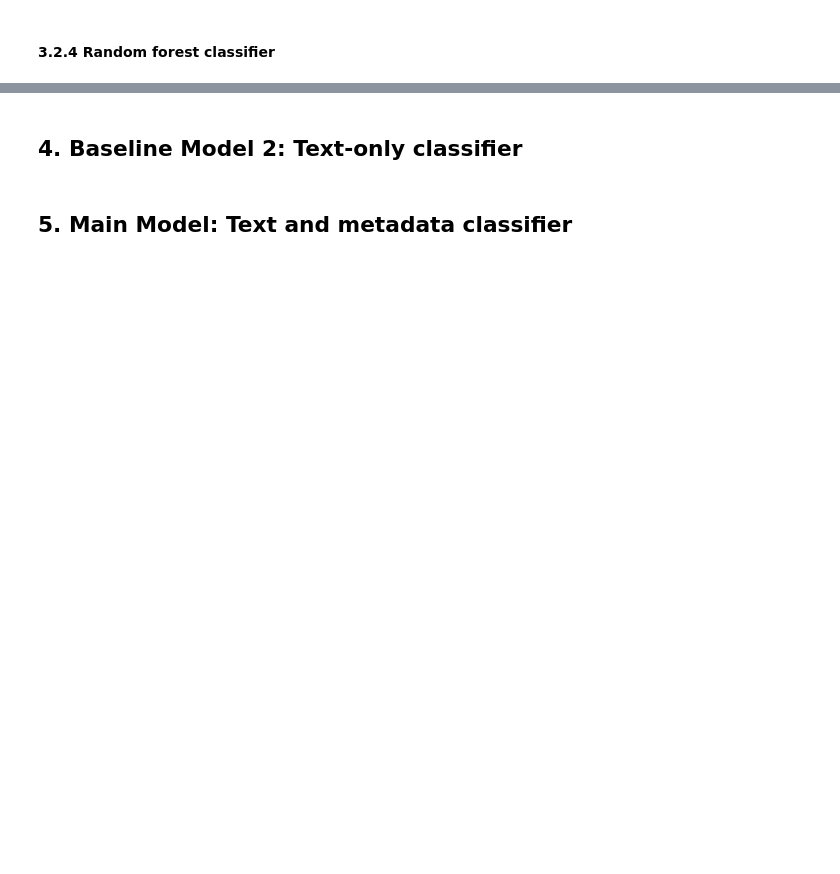
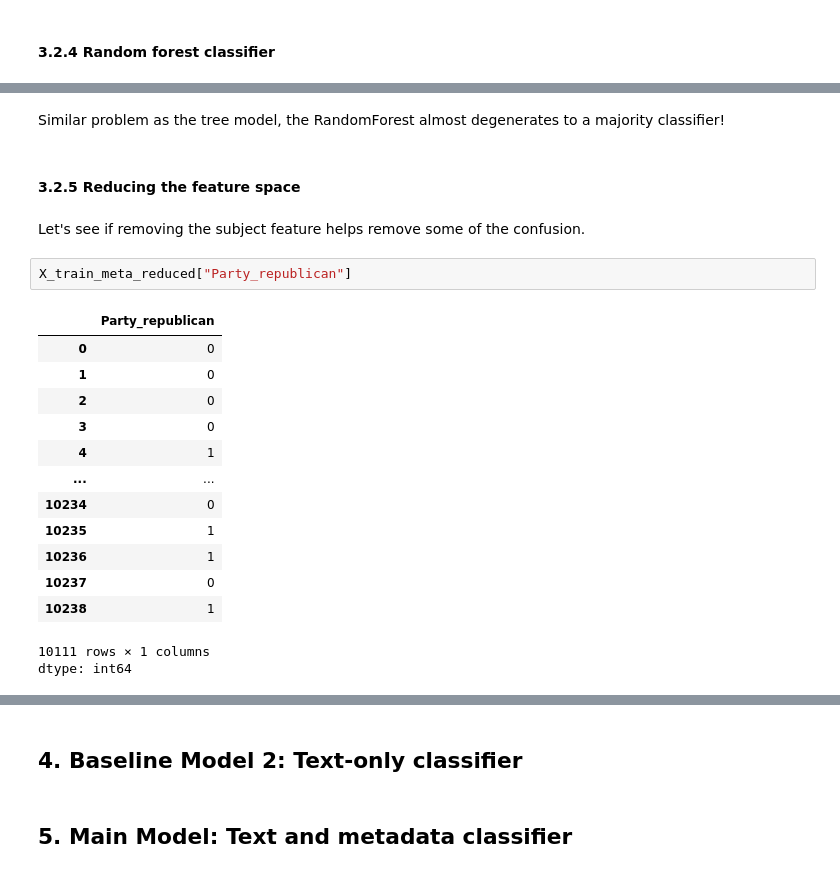
Before and after one commit to giacomomolinari/liar-fake-news-detector, a Jupyter notebook: models.ipynb, the cells around one changed output, grey strips where cells are left out. Cells and saved outputs as stored; diff of their text form; blank space fills up the shorter version.

```diff
--- a/models.ipynb
+++ b/models.ipynb
@@ -592,0 +700,23 @@ array([0.24320316, 0.27101879, 0.26013848, 0.26261128, 0.26706231])
+# %% [markdown]
+Similar problem as the tree model, the RandomForest almost degenerates to a majority classifier!
+# %% [markdown]
+#### 3.2.5 Reducing the feature space
+# %% [markdown]
+Let's see if removing the subject feature helps remove some of the confusion.
+# %%
+X_train_meta_reduced["Party_republican"]
+# %% [output]
+|  | Party_republican |
+| 0 | 0 |
+| 1 | 0 |
+| 2 | 0 |
+| 3 | 0 |
+| 4 | 1 |
+| ... | ... |
+| 10234 | 0 |
+| 10235 | 1 |
+| 10236 | 1 |
+| 10237 | 0 |
+| 10238 | 1 |
+10111 rows × 1 columns
+dtype: int64
```
Also changed, not shown: parts of 44 cells of this notebook.
